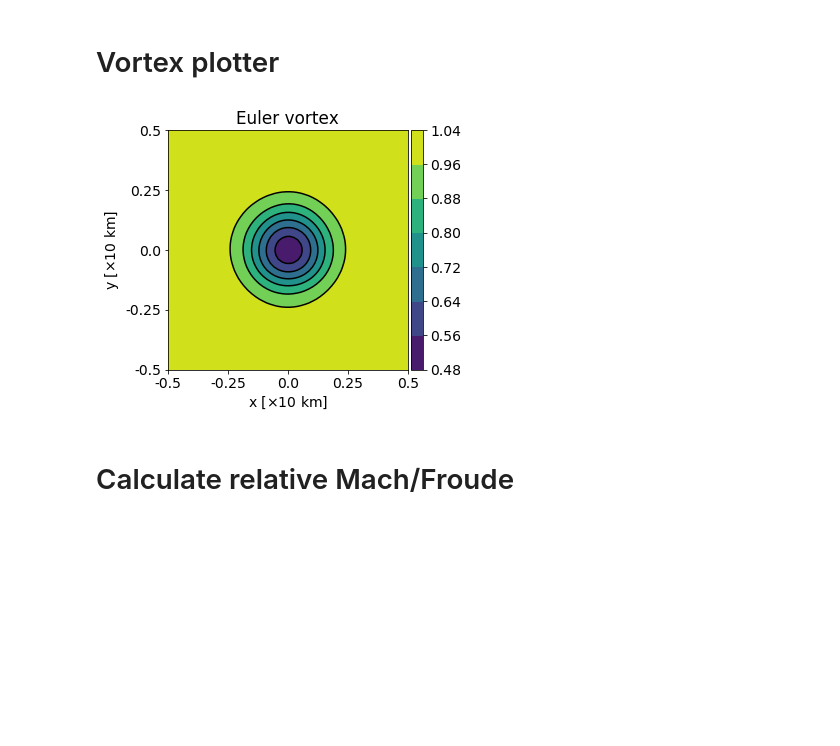
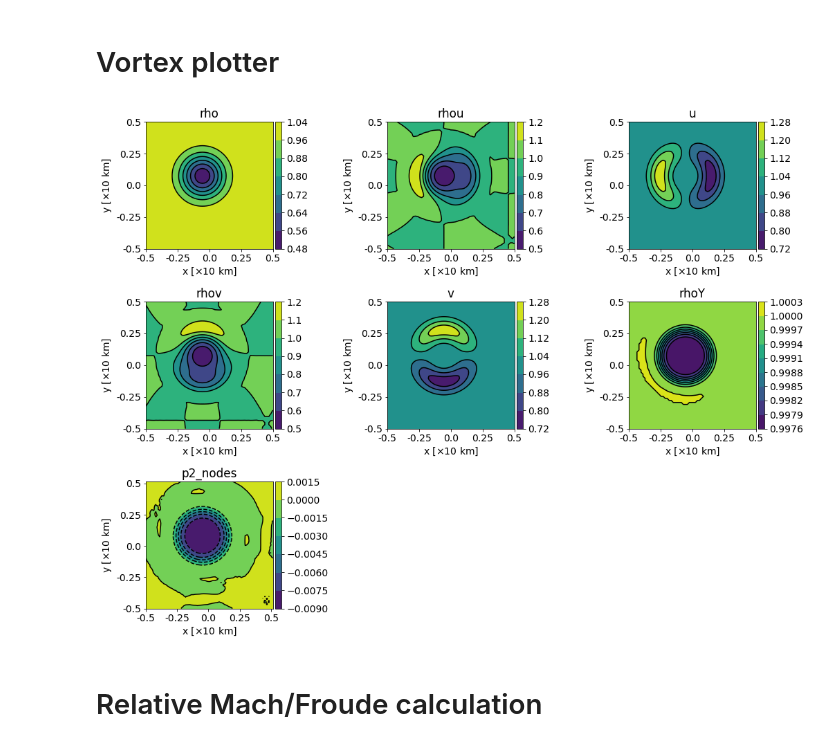
Before and after one commit to ray-chew/pyBELLA, a Jupyter notebook: visualiser_debugger/first_pub.ipynb, the cells around one changed output. Saved outputs shown, nothing was run; the diff lists cells and outputs as text; code cells hidden in the pictures; blank space fills up the shorter version.

```diff
--- a/visualiser_debugger/first_pub.ipynb
+++ b/visualiser_debugger/first_pub.ipynb
@@ -526,13 +526,13 @@ sfx_ref = 'debug_neg_noda_ib-0'
 # attribute = 'rhow'
 attributes = ['rho','rhou']
 attributes = ['p2_nodes']
-# attributes = ['rhoY']
+attributes = ['rhoY']
 attribute = attributes[0]
 
 times = [0.0]
 tag = 'ic'
 
-times = [1.0]
+times = [0.30]
 tag = tags[9]
 
 class oo(object): pass
@@ -608,7 +608,8 @@ for bb,ens in enumerate(enses):
         else:
             arr_ref = arr_ref.T
             arr = arr.T
-            arr *= 10000.0 ###### p_ref = 10,000m
+            arr = arr[:10,:]
+#             arr *= 10000.0 ###### p_ref = 10,000m
 
         if diff == True:
             arr -= arr_ref
@@ -647,7 +648,7 @@ y_loc = np.linspace(0,nnz,3)
 pl.set_axes(x_locs=x_loc, y_locs=y_loc, x_axs=x_axs, y_axs=y_axs, axhline = 32, axvline = 32)
 
 #         st = "Quantity is %s at time %.2f.\n%s" %(attr_labels[attribute], times[0], sfx)
-_ = pl.plot(aspect='equal',method='contour')
+_ = pl.plot(aspect='equal',method='imshow')
 lbl = 'swe' if swe else 'euler'
 # pl.save_fig('%s_enses_means' %lbl)
 # pl.save_fig('')
@@ -1907,8 +1935,9 @@ plt.show()
 # %% [markdown]
 # Vortex plotter
 # %%
-attribute = 'rho'
-et = 1.0
+attribute = 'p2_nodes'
+attributes = ['rho', 'rhou', 'rhov', 'rhoY', 'p2_nodes']
+et = 3.0
 
 base_fn = "output_swe_vortex"
 directory = "output_swe_vortex"
@@ -1925,7 +1954,7 @@ Nx, Ny = 64, 64
 euler_tc = utils.test_case(base_fn,py_directory,Nx,Ny,et)
 
 # times = np.arange(0,176)#[:50]
-times = [1.0]
+times = [0.01]
 l_typ = 'TIME'
 if times[0] == 0.0:
     tag = 'ic'
@@ -1939,52 +1968,60 @@ def get_ens(tc, sfx , diff, attribute, swe=True):
     ens = tc.get_ensemble(times, 1, attribute, sfx, label_type=l_typ, avg=True, diff=diff, tag=tag)[1]
     if swe: ens = ens[:,0,:]
 #     ens *= 10.0
+#     ens = np.array([mem.T for mem in ens])
 
     label = sfx + '_' + attribute
     return label, ens
 
 diff = False
 # sfx1 = 'comp_bal_noib'
 # l1, a1 = get_ens(swe_tc, sfx1, diff, attribute,swe=True)
 sfx1 = 'comp_bal_ip'
 sfx1 = 'neg_debug'
-l2, a2 = get_ens(euler_tc, sfx1, diff, attribute, swe=False)
+sfx1 = 'neg_comp_1.0_pp_tra_truth_ip'
+# sfx1 = 'neg_debug_old_coe'
 
-swe = False
-if swe:
-    la = 'SWE_vortex'
-    aa = a1
-#     lvls = np.arange(-0.0155,0.0035,0.0030) * 10.0
-else:
-    la = 'Euler vortex'
-    aa = a2
-#     lvls = np.arange(-0.0065,0.0015,0.0010) * 10.0
+ll = []
+for acnt, attribute in enumerate(attributes):
+    l2, a2 = get_ens(euler_tc, sfx1, diff, attribute, swe=False)
 
-ll = [aa, la]
-pl_lst = [ll]
+    la = attribute
 
-pl = pt.plotter(pl_lst,ncols=1,figsize=(10,5),sharey=False)
+    ll.append([a2,la])
+
+    if attribute == 'rho':
+        rho = np.copy(a2)
+    if attribute == 'rhou' or attribute == 'rhov':
+        vel = a2/rho
+        ll.append([vel,attribute[-1]])
+    #     lvls = np.arange(-0.0065,0.0015,0.0010) * 10.0
+
+
+#     pl_lst = [ll]
+pl_lst = ll
+
+pl = pt.plotter(pl_lst,ncols=3,figsize=(15,12),sharey=False)
 x_axs = [-0.5,-0.25,0.0,0.25,0.5]
 y_axs = [-0.5,-0.25,0.0,0.25,0.5]
 x_loc = np.linspace(0,Nx-1,5)
 y_loc = np.linspace(0,Nz-1,5)
 if swe:
     x_label = r'x [km]'
     y_label = r'y [km]'
 else:
     x_label = r'x [$\times 10$ km]'
     y_label = r'y [$\times 10$ km]'
 
 
 pl.set_axes(x_locs=x_loc, y_locs=y_loc, x_axs=x_axs, y_axs=y_axs, x_label=x_label, y_label=y_label)
 _ = pl.plot(aspect='equal',method='contour')
 
 lbl = 'swe' if swe else 'euler'
 # pl.save_fig('initial_vortex_%s' %lbl)
 # %% [output]
-[figure, old version]
+[figure, new version]
 # %% [markdown]
-# Calculate relative Mach/Froude
+# Relative Mach/Froude calculation
 # %%
 swe = False
 
```
Also changed, not shown: parts of 13 cells of this notebook.
